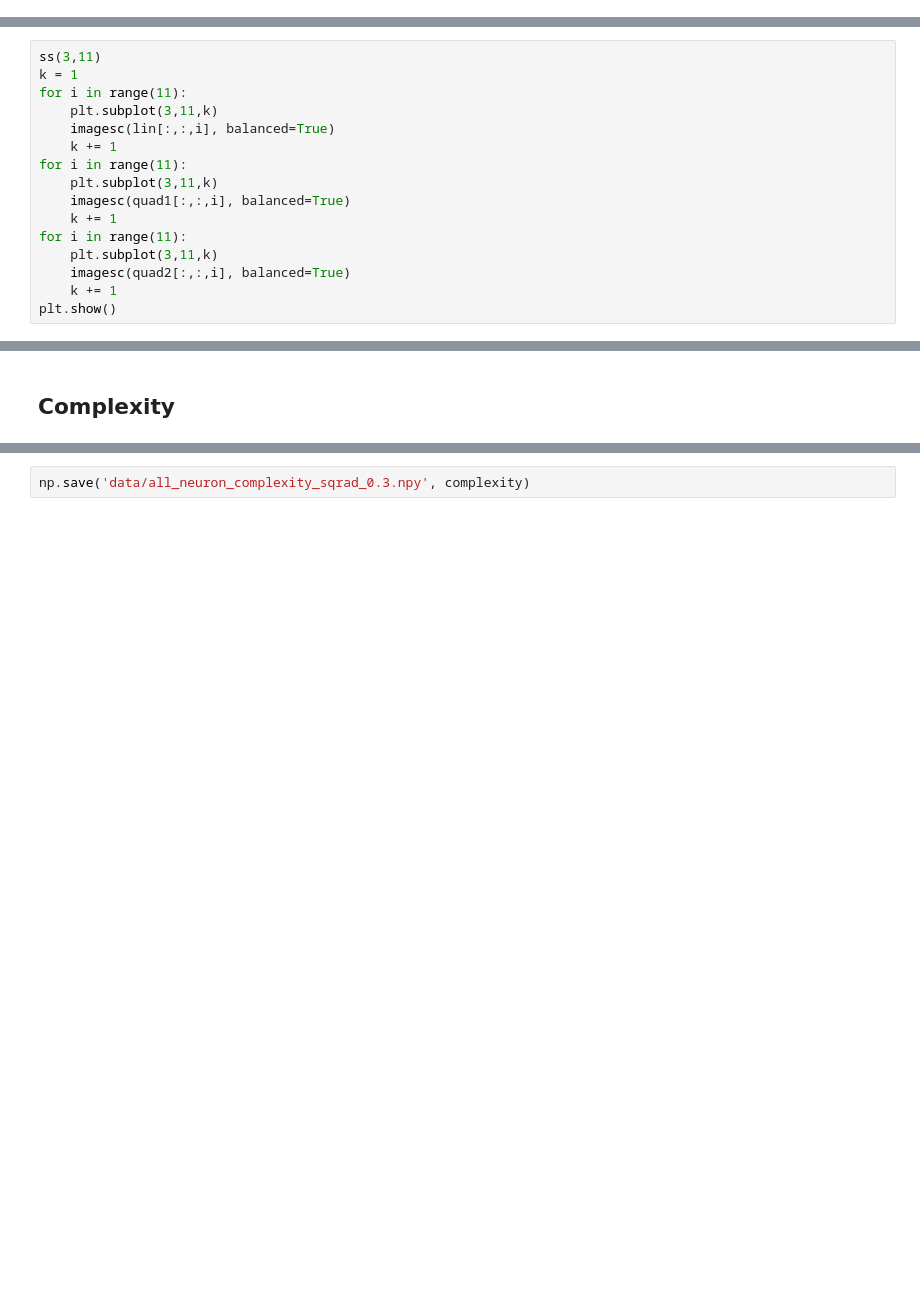
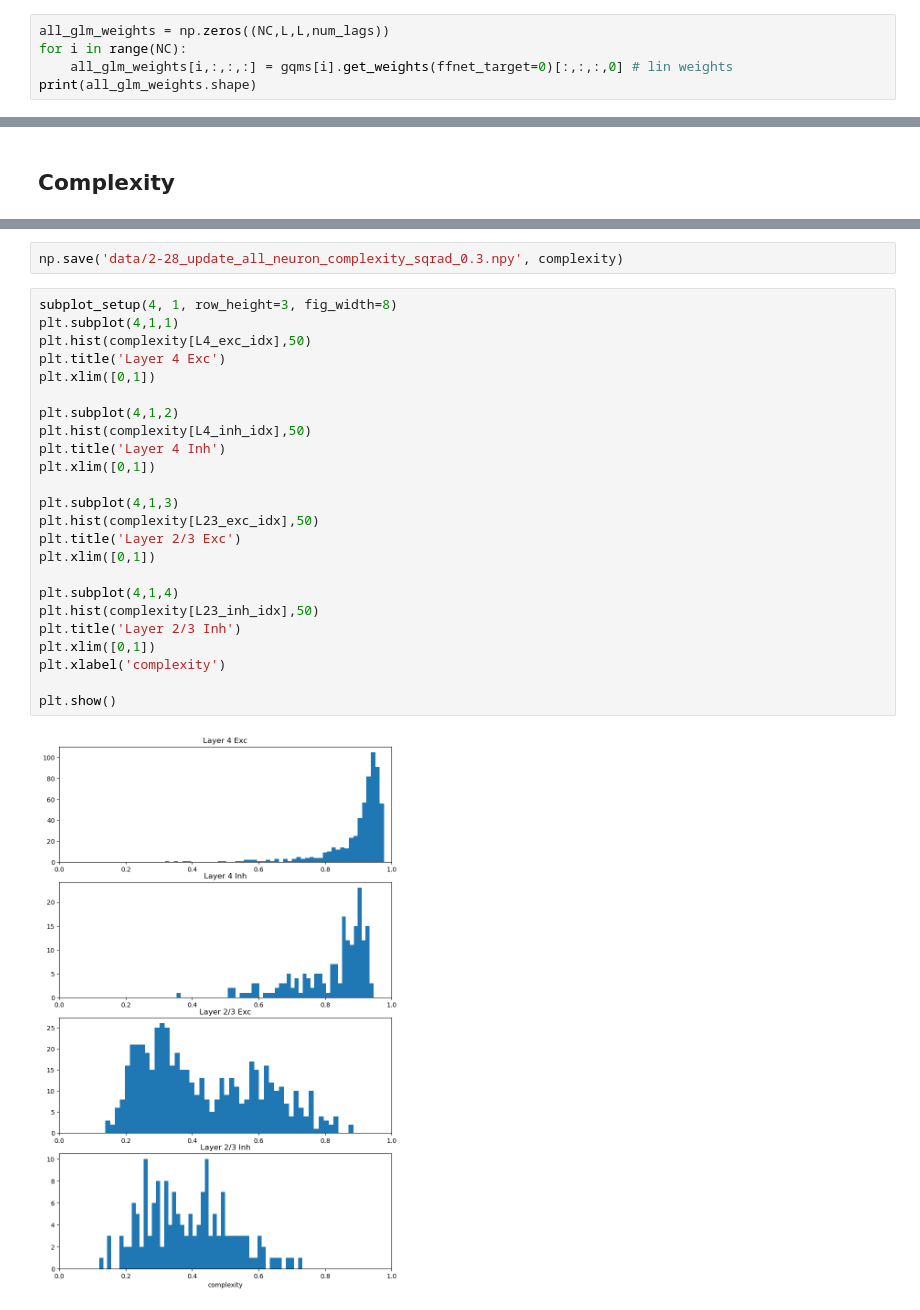
Before and after one commit to IsabelF98/Cloud_SynthData_Proj, a Jupyter notebook: compute_GQM.ipynb, the cells around one changed output, grey strips where cells are left out. Saved outputs shown, nothing was run; the diff lists cells and outputs as text; blank space fills up the shorter version.

```diff
--- a/compute_GQM.ipynb
+++ b/compute_GQM.ipynb
@@ -550 +546,6 @@ with open('data/all_neuron_GQM_weights_sqrad_0.3.pkl', 'wb') as f:
     pickle.dump(all_gqm_weights, f)
+# %%
+all_glm_weights = np.zeros((NC,L,L,num_lags))
+for i in range(NC):
+    all_glm_weights[i,:,:,:] = gqms[i].get_weights(ffnet_target=0)[:,:,:,0] # lin weights
+print(all_glm_weights.shape)
@@ -575,16 +582,0 @@ plt.show()
-# %%
-ss(3,11)
-k = 1
-for i in range(11):
-    plt.subplot(3,11,k)
-    imagesc(lin[:,:,i], balanced=True)
-    k += 1
-for i in range(11):
-    plt.subplot(3,11,k)
-    imagesc(quad1[:,:,i], balanced=True)
-    k += 1
-for i in range(11):
-    plt.subplot(3,11,k)
-    imagesc(quad2[:,:,i], balanced=True)
-    k += 1
-plt.show()
@@ -631,2 +621,28 @@ Cell 1704 complexity computed
 # %%
-np.save('data/all_neuron_complexity_sqrad_0.3.npy', complexity)
+np.save('data/2-28_update_all_neuron_complexity_sqrad_0.3.npy', complexity)
+# %%
+subplot_setup(4, 1, row_height=3, fig_width=8)
+plt.subplot(4,1,1)
+plt.hist(complexity[L4_exc_idx],50)
+plt.title('Layer 4 Exc')
+plt.xlim([0,1])
+
+plt.subplot(4,1,2)
+plt.hist(complexity[L4_inh_idx],50)
+plt.title('Layer 4 Inh')
+plt.xlim([0,1])
+
+plt.subplot(4,1,3)
+plt.hist(complexity[L23_exc_idx],50)
+plt.title('Layer 2/3 Exc')
+plt.xlim([0,1])
+
+plt.subplot(4,1,4)
+plt.hist(complexity[L23_inh_idx],50)
+plt.title('Layer 2/3 Inh')
+plt.xlim([0,1])
+plt.xlabel('complexity')
+
+plt.show()
+# %% [output]
+[figure, added]
```
Also changed, not shown: parts of 16 cells of this notebook.
